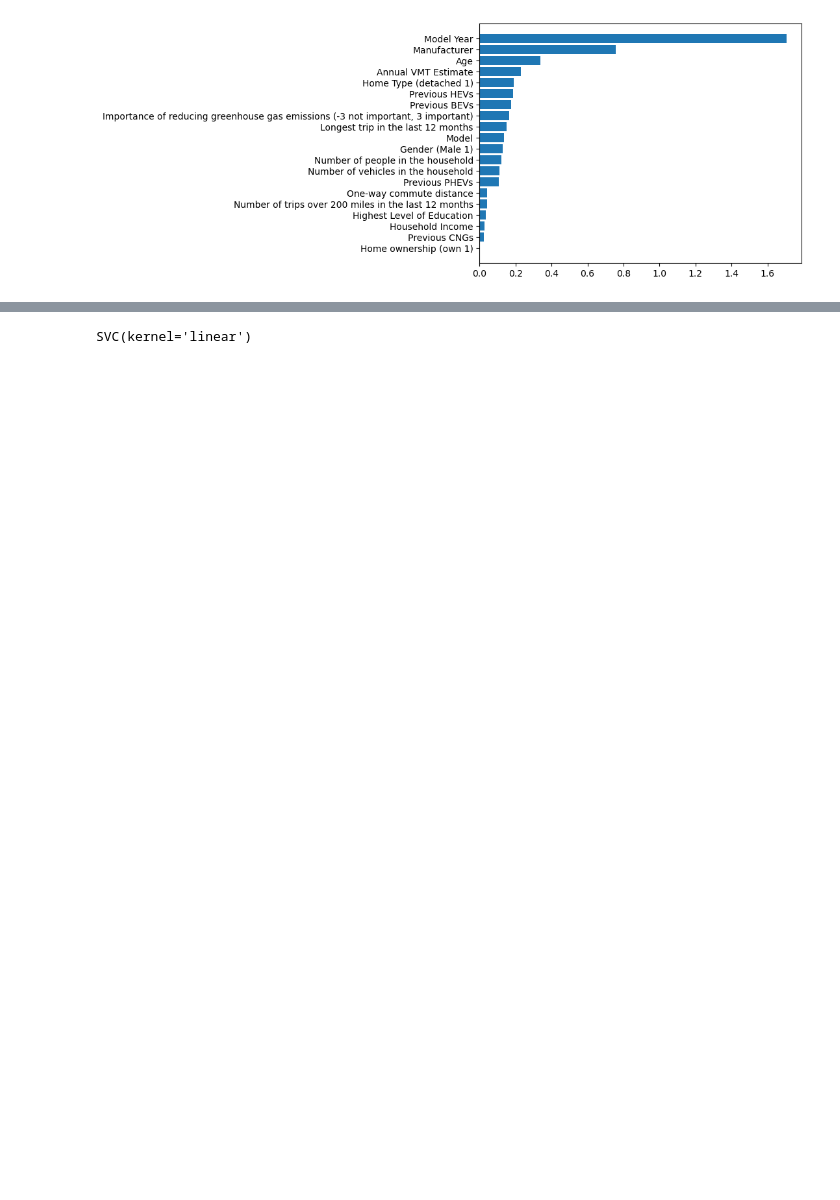
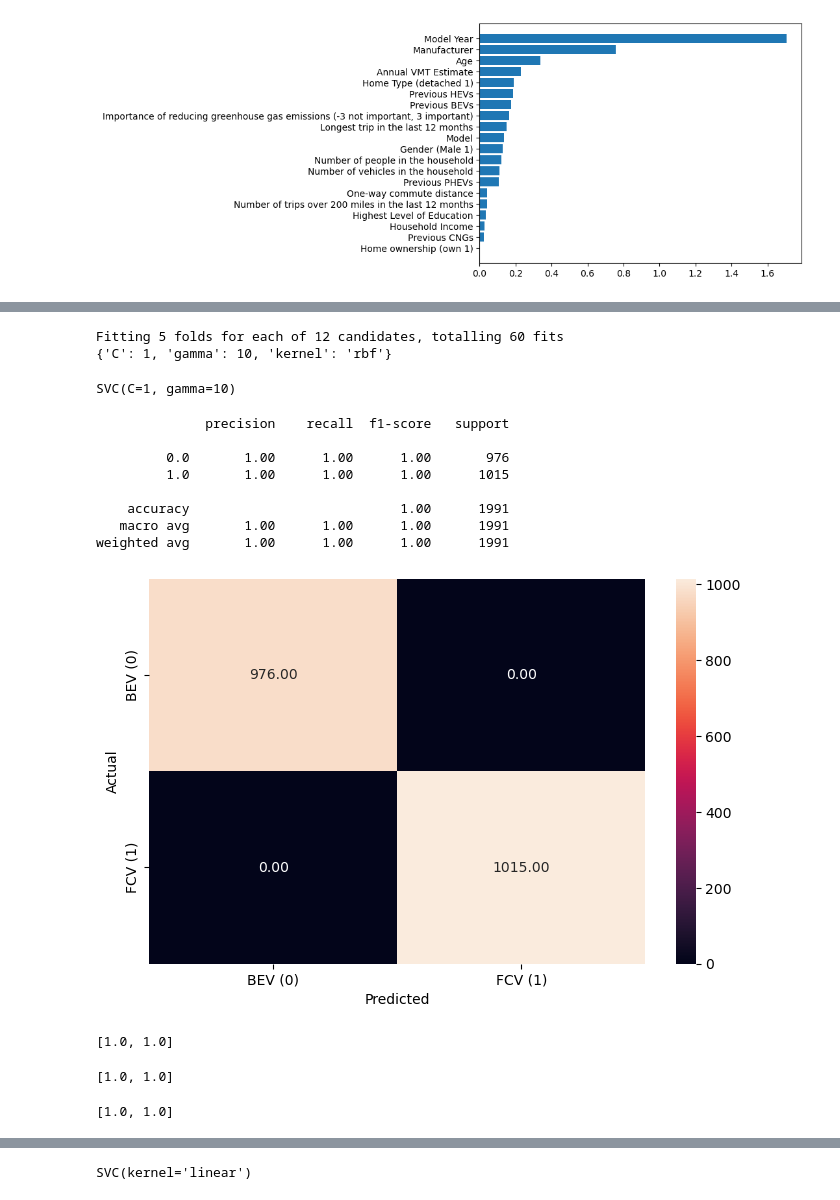
Before and after one commit to whartzler/Class_Project, a Jupyter notebook: ML_Models/SVM_Model.ipynb, the cells around one changed output, grey strips where cells are left out. Drawn from its saved outputs; the diff is of its cells as text; code cells hidden in the pictures; blank space fills up the shorter version.

```diff
--- a/ML_Models/SVM_Model.ipynb
+++ b/ML_Models/SVM_Model.ipynb
@@ -145,0 +161,43 @@ f_importances(feature_importance, list(X.columns))
+# %%
+param_grid = {'C': [0.1,1], 'gamma': [10,5,1],'kernel': ['rbf', 'linear']}
+# %%
+grid = GridSearchCV(svm,param_grid,refit=True,verbose=1)
+grid.fit(X_train_scaled,y_train)
+print(grid.best_params_)
+# %% [output]
+Fitting 5 folds for each of 12 candidates, totalling 60 fits
+{'C': 1, 'gamma': 10, 'kernel': 'rbf'}
+# %%
+tuned_svm = SVC(kernel='rbf', C=1, gamma=10)
+tuned_svm.fit(X_train_scaled, y_train)
+# %% [output]
+SVC(C=1, gamma=10)
+# %%
+ovr_tuned_svm_predictions = tuned_svm.predict(X_test_scaled)
+ovr_tuned_accuracy_score = accuracy_score(y_test, ovr_tuned_svm_predictions)
+metrics_score(y_test, ovr_tuned_svm_predictions)
+# %% [output]
+              precision    recall  f1-score   support
+
+         0.0       1.00      1.00      1.00       976
+         1.0       1.00      1.00      1.00      1015
+
+    accuracy                           1.00      1991
+   macro avg       1.00      1.00      1.00      1991
+weighted avg       1.00      1.00      1.00      1991
+[figure, added]
+# %%
+tuned_svm_accuracy = get_accuracy_score(tuned_svm)
+tuned_svm_accuracy
+# %% [output]
+[1.0, 1.0]
+# %%
+tuned_svm_recall = get_recall_score(grid)
+tuned_svm_recall
+# %% [output]
+[1.0, 1.0]
+# %%
+tuned_svm_precision = get_precision_score(grid)
+tuned_svm_precision
+# %% [output]
+[1.0, 1.0]
```
Also changed, not shown: parts of 46 cells of this notebook, 2 other files.
